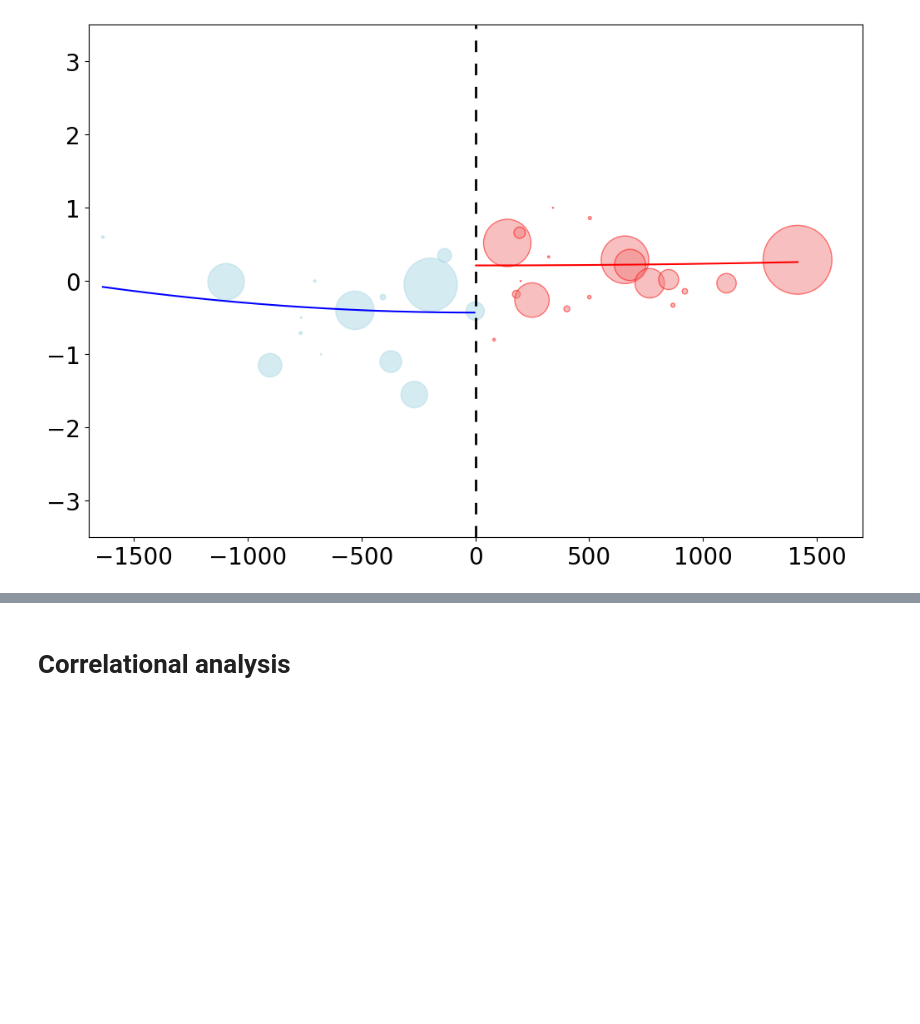
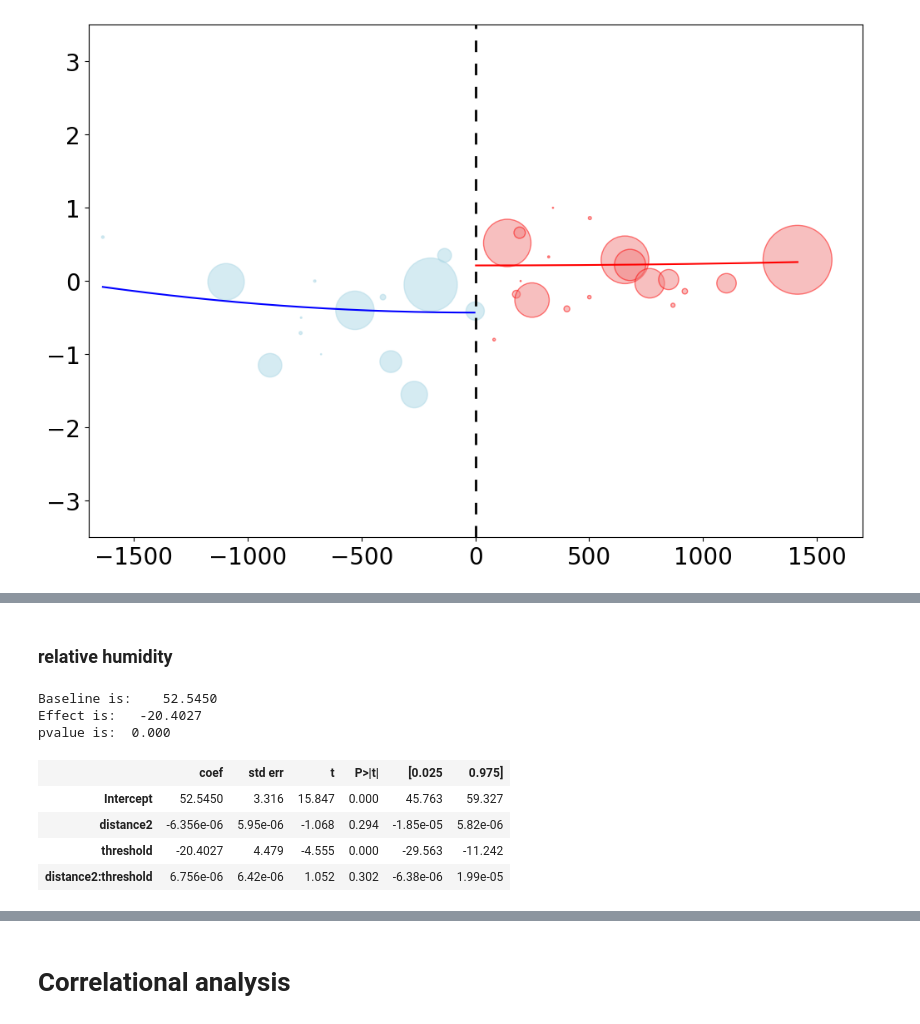
Before and after one commit to ruijis/paper-causal-doing, a Jupyter notebook: Data_regression_discontinuity.ipynb, the cells around one changed output, grey strips where cells are left out. Drawn from its saved outputs; the diff is of its cells as text; code cells hidden in the pictures; blank space fills up the shorter version.

```diff
--- a/Data_regression_discontinuity.ipynb
+++ b/Data_regression_discontinuity.ipynb
@@ -240,0 +252,17 @@ plt.show()
+# %% [markdown]
+### relative humidity
+# %%
+model = smf.wls("rh ~ distance2*threshold", df_rd, weights=df_rd["records"]).fit()
+print("Baseline is:", model.summary().tables[1][1][1])
+print("Effect is:", model.summary().tables[1][3][1])
+print("pvalue is:", model.summary().tables[1][3][4])
+model.summary().tables[1]
+# %% [output]
+Baseline is:    52.5450
+Effect is:   -20.4027
+pvalue is:  0.000
+|  | coef | std err | t | P>|t| | [0.025 | 0.975] |
+| Intercept | 52.5450 | 3.316 | 15.847 | 0.000 | 45.763 | 59.327 |
+| distance2 | -6.356e-06 | 5.95e-06 | -1.068 | 0.294 | -1.85e-05 | 5.82e-06 |
+| threshold | -20.4027 | 4.479 | -4.555 | 0.000 | -29.563 | -11.242 |
+| distance2:threshold | 6.756e-06 | 6.42e-06 | 1.052 | 0.302 | -6.38e-06 | 1.99e-05 |
```
Also changed, not shown: parts of 9 cells of this notebook, 1 other file.
